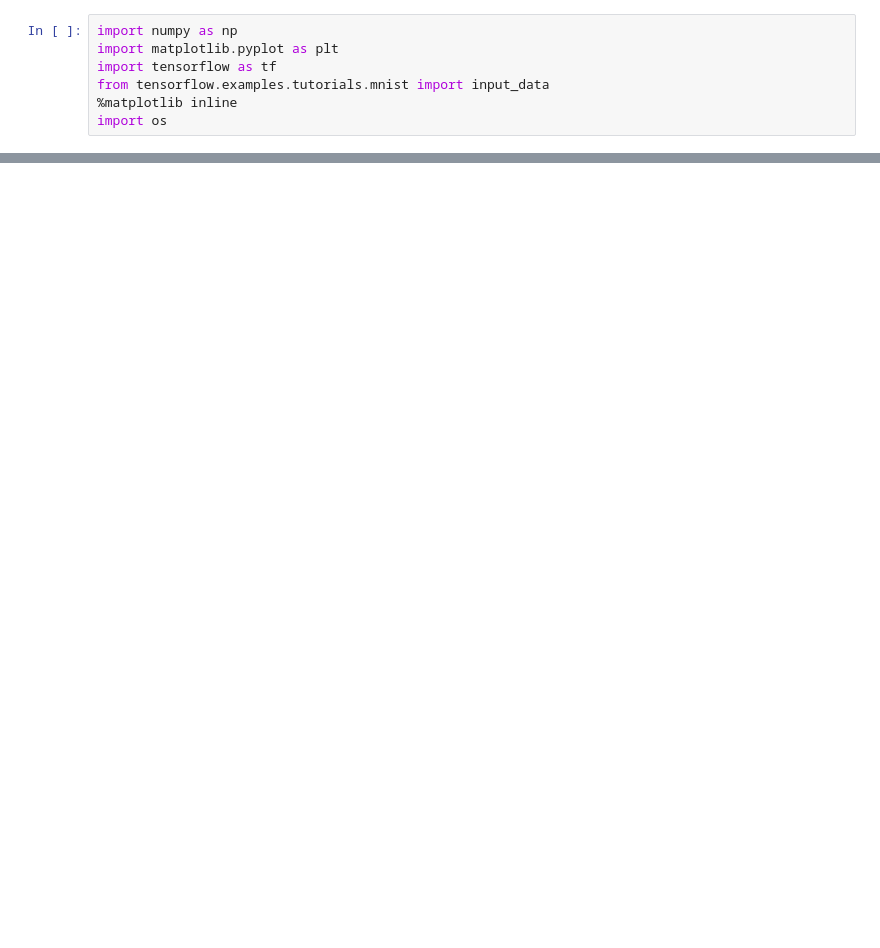
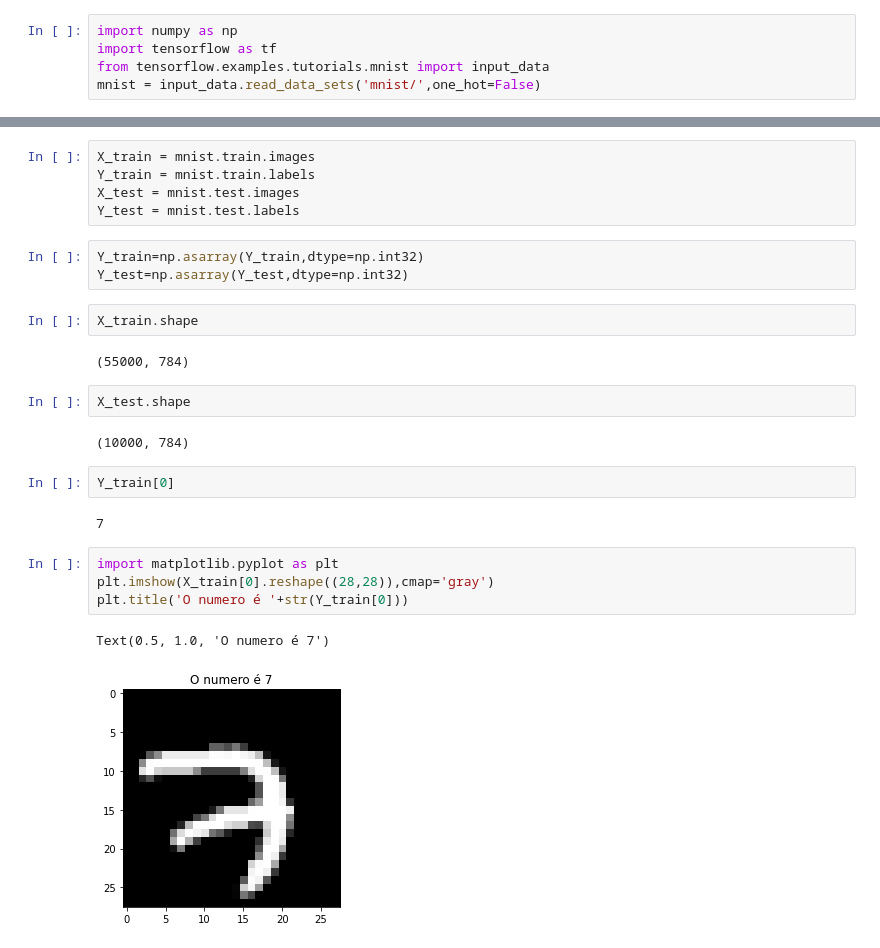
Before and after one commit to lukasmuller10/pythonplayground, a Jupyter notebook: cnn/cnn.ipynb, the cells around one changed output, grey strips where cells are left out. Drawn from its saved outputs; the diff is of its cells as text; blank space fills up the shorter version.

```diff
--- a/cnn/cnn.ipynb
+++ b/cnn/cnn.ipynb
@@ -13,7 +1,5 @@ Downloading data from http://fashion-mnist.s3-website.eu-central-1.amazonaws.com
 # %%
 import numpy as np
-import matplotlib.pyplot as plt
 import tensorflow as tf
 from tensorflow.examples.tutorials.mnist import input_data
-%matplotlib inline
-import os
+mnist = input_data.read_data_sets('mnist/',one_hot=False)
@@ -143,0 +11,27 @@ n_classes = 10
+# %%
+X_train = mnist.train.images
+Y_train = mnist.train.labels
+X_test = mnist.test.images
+Y_test = mnist.test.labels
+# %%
+Y_train=np.asarray(Y_train,dtype=np.int32)
+Y_test=np.asarray(Y_test,dtype=np.int32)
+# %%
+X_train.shape
+# %% [output]
+(55000, 784)
+# %%
+X_test.shape
+# %% [output]
+(10000, 784)
+# %%
+Y_train[0]
+# %% [output]
+7
+# %%
+import matplotlib.pyplot as plt
+plt.imshow(X_train[0].reshape((28,28)),cmap='gray')
+plt.title('O numero é '+str(Y_train[0]))
+# %% [output]
+Text(0.5, 1.0, 'O numero é 7')
+[figure, added]
```
Also changed, not shown: parts of 25 cells of this notebook, 7 other files.
